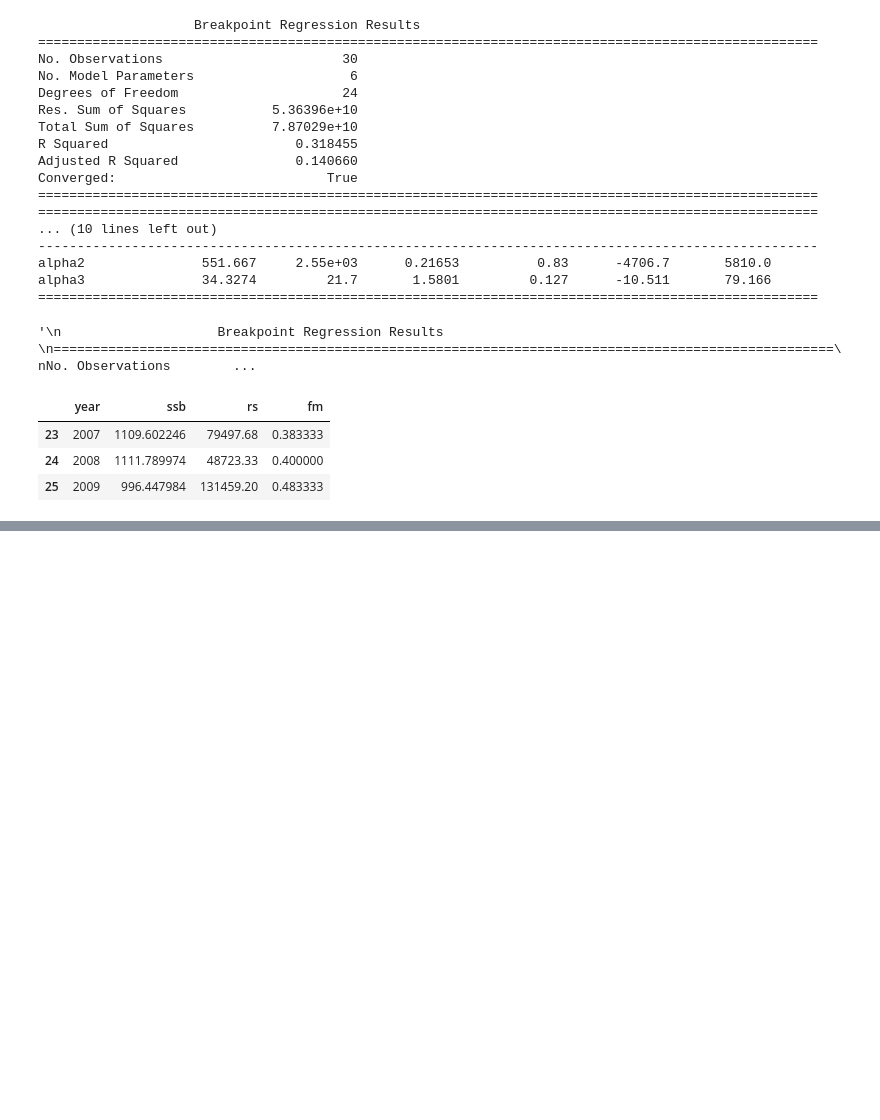
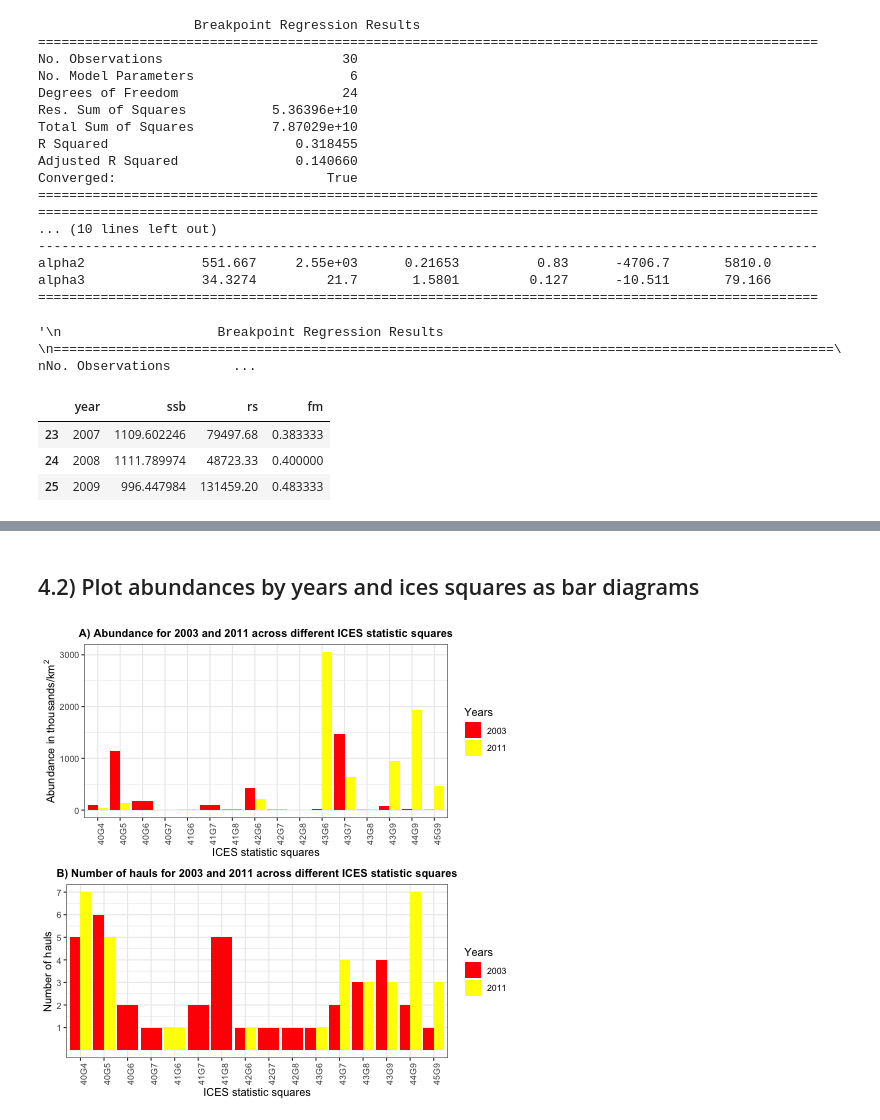
Before and after one commit to d2gex/fishery-analysis, a Jupyter notebook: src/python_R_qgis_samples.ipynb, the cells around one changed output, grey strips where cells are left out. Saved outputs shown, nothing was run; the diff lists cells and outputs as text; code cells hidden in the pictures; blank space fills up the shorter version.

Commit message:
Add R code for catchability area calculation

```diff
--- a/src/python_R_qgis_samples.ipynb
+++ b/src/python_R_qgis_samples.ipynb
@@ -926,0 +953,7 @@ s_r_df.loc[s_r_df['year'].isin([2007, 2008, 2009])]
+# %%
+%%R
+# Read baltc sprat details
+
+source ("R/catchability.R")
+library(ggVennDiagram)
+sprat_data <- read.csv(sprat_data_path)
@@ -926,0 +1038,21 @@ s_r_df.loc[s_r_df['year'].isin([2007, 2008, 2009])]
+# %%
+%%R
+
+# Comparing abundances through ices squares
+y_ab <-
+  year_abundances_by_ices[[1]] [, c('StatRec',
+                                    'num_hauls',
+                                    'total_abundance')] %>%
+  mutate(year = 2003)
+
+y_ab_2011 <-
+  year_abundances_by_ices[[2]] [, c('StatRec',
+                                    'num_hauls',
+                                    'total_abundance')] %>%
+  mutate(year = 2011)
+
+y_ab <-
+  rbind(y_ab, y_ab_2011) %>%
+  mutate(total_abundance = round(total_abundance / 1000, 3))
+# %% [markdown]
+## 4.2) Plot abundances by years and ices squares as bar diagrams
@@ -926,0 +1132,11 @@ s_r_df.loc[s_r_df['year'].isin([2007, 2008, 2009])]
+# %%
+%%R
+library(ggpubr)
+outer_grid <- ggarrange(
+  plotlist = list(haul_year_barplot, ices_year_barplot),
+  ncol = 1,
+  nrow = 2
+)
+outer_grid
+# %% [output]
+[figure, added]
```
Also changed, not shown: parts of 7 cells of this notebook, 2 other files.
